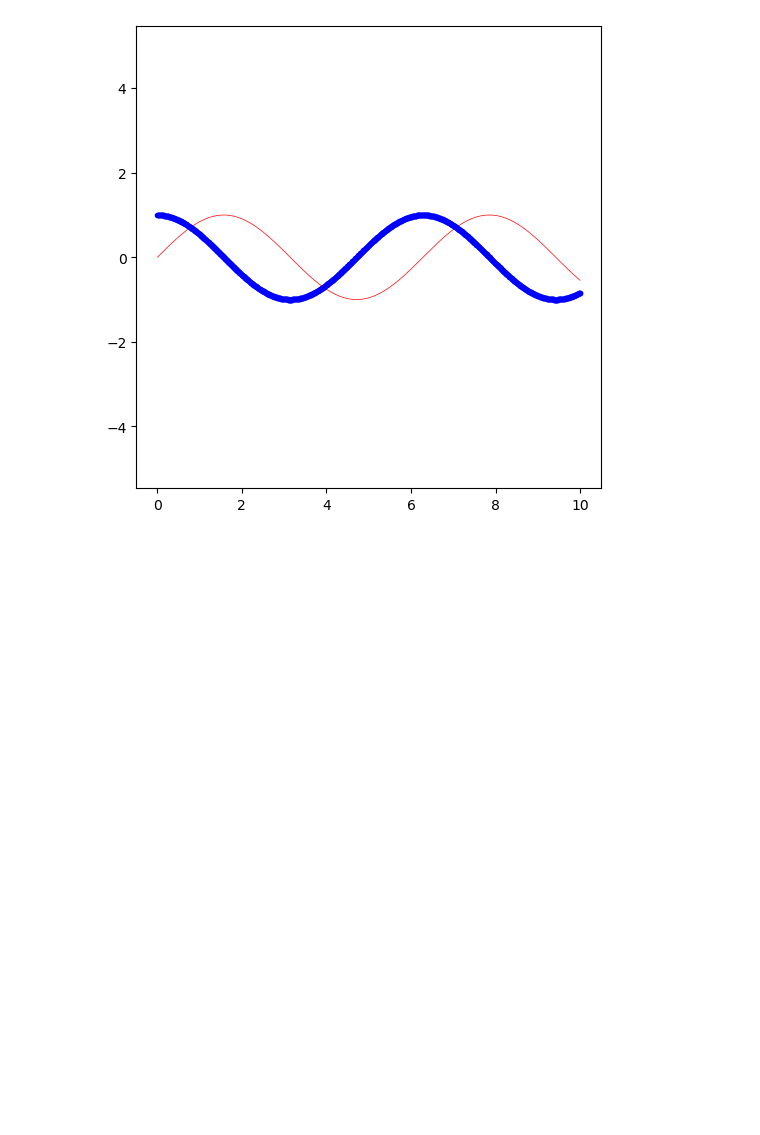
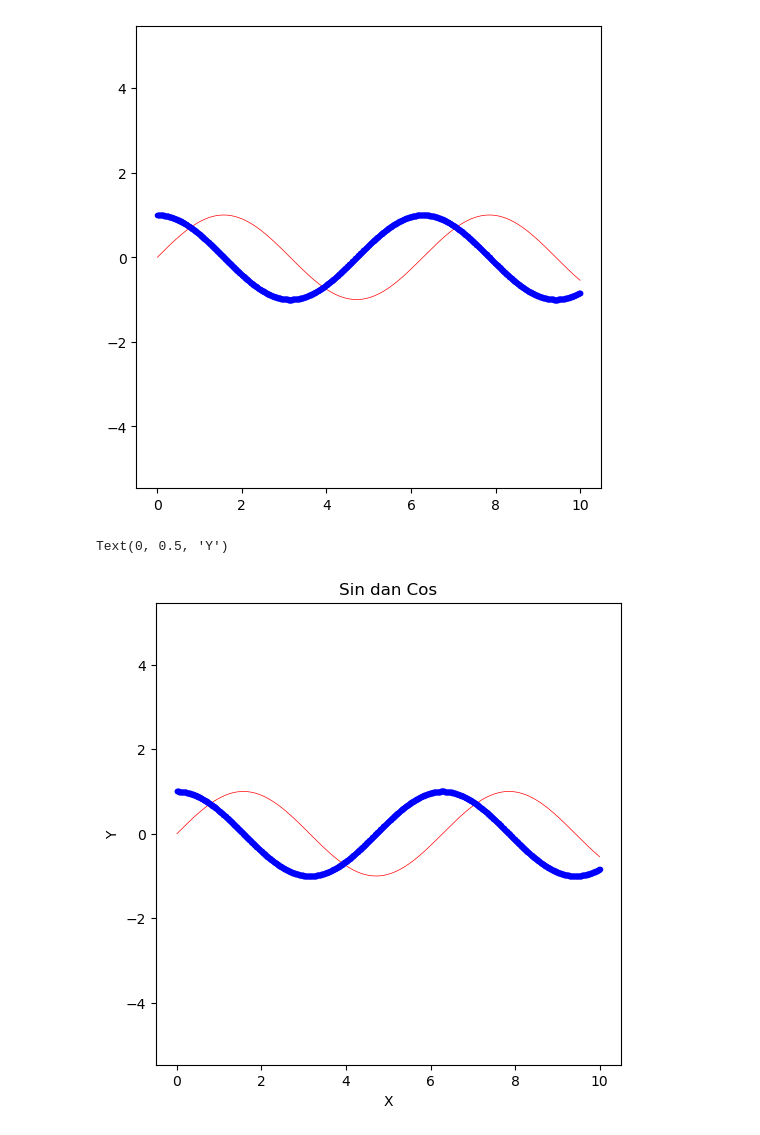
Before and after one commit to MuhammadJundullah/JCOPCourseDataScience, a Jupyter notebook: 02 - Pandas Introduction/Part - 1 Matplotlib.ipynb, the cells around one changed output. Cells and saved outputs as stored; diff of their text form; code cells hidden in the pictures; blank space fills up the shorter version.

Commit message:
Finishing eps 12 Visualisasi Data

```diff
--- a/02 - Pandas Introduction/Part - 1 Matplotlib.ipynb
+++ b/02 - Pandas Introduction/Part - 1 Matplotlib.ipynb
@@ -40,3 +40,16 @@ ax.axis('equal')
 # %% [output]
 (-0.5, 10.5, -1.0999987378908789, 1.0999999398995657)
 [figure]
+# %%
+plt.figure(figsize=(6, 6))
+plt.plot(x, y1, 'r-', linewidth=0.5)
+plt.plot(x, y2, 'bo', markersize=3)
+plt.xlim(0, 10)
+plt.ylim(-2, 2)
+plt.axis('equal')
+plt.title('Sin dan Cos')
+plt.xlabel('X')
+plt.ylabel('Y')
+# %% [output]
+Text(0, 0.5, 'Y')
+[figure, added]
```
